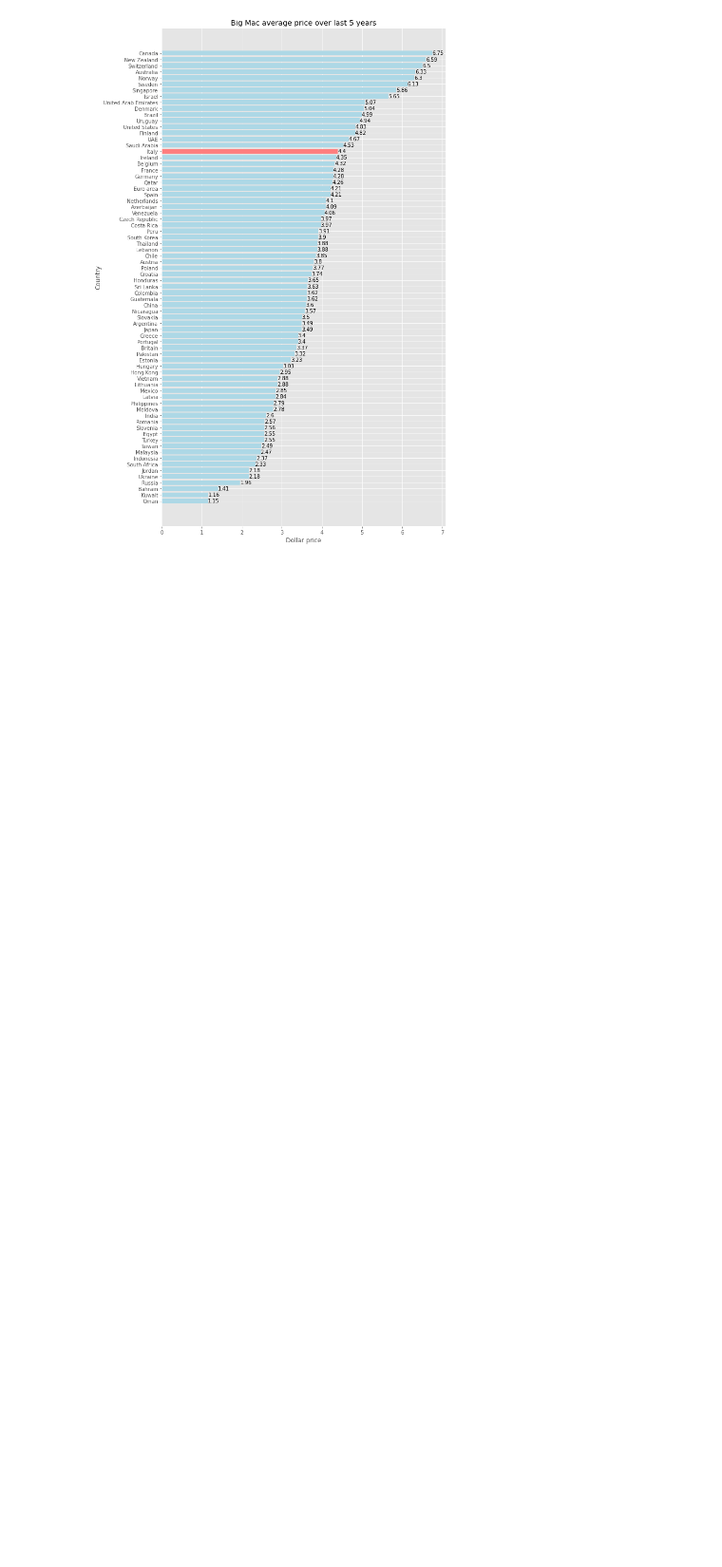
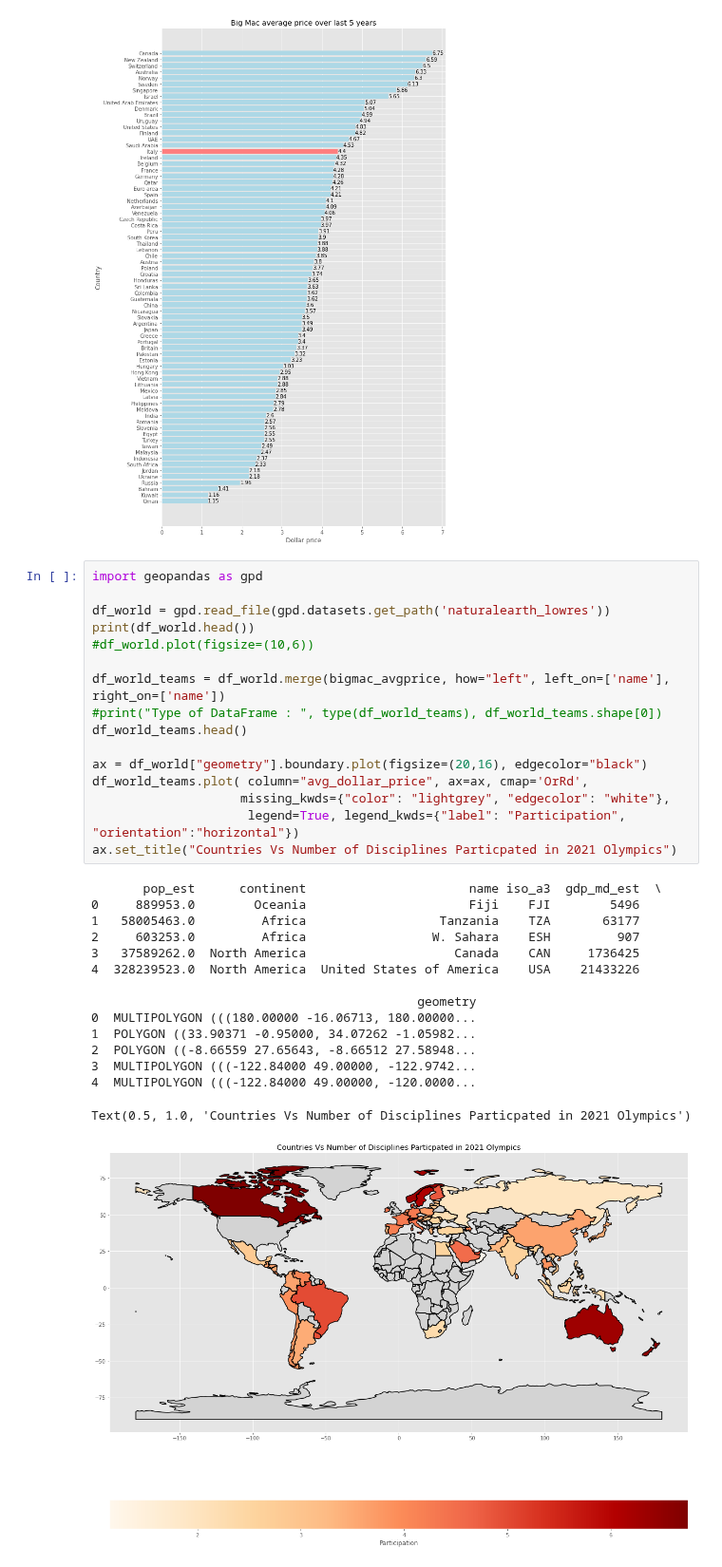
Before and after one commit to mirko-leccese/Big-Mac-Price-Analysis, a Jupyter notebook: BigMac-price-analysis.ipynb, the cells around one changed output. Shown at 95% size. Cells and saved outputs as stored; diff of their text form; blank space fills up the shorter version.

```diff
--- a/BigMac-price-analysis.ipynb
+++ b/BigMac-price-analysis.ipynb
@@ -200,3 +200,35 @@ plt.show()
 # %% [output]
 2022
 [figure]
+# %%
+import geopandas as gpd
+
+df_world = gpd.read_file(gpd.datasets.get_path('naturalearth_lowres'))
+print(df_world.head())
+#df_world.plot(figsize=(10,6))
+
+df_world_teams = df_world.merge(bigmac_avgprice, how="left", left_on=['name'], right_on=['name'])
+#print("Type of DataFrame : ", type(df_world_teams), df_world_teams.shape[0])
+df_world_teams.head()
+
+ax = df_world["geometry"].boundary.plot(figsize=(20,16), edgecolor="black")
+df_world_teams.plot( column="avg_dollar_price", ax=ax, cmap='OrRd',
+                    missing_kwds={"color": "lightgrey", "edgecolor": "white"},
+                     legend=True, legend_kwds={"label": "Participation", "orientation":"horizontal"})
+ax.set_title("Countries Vs Number of Disciplines Particpated in 2021 Olympics")
+# %% [output]
+       pop_est      continent                      name iso_a3  gdp_md_est  \
+0     889953.0        Oceania                      Fiji    FJI        5496
+1   58005463.0         Africa                  Tanzania    TZA       63177
+2     603253.0         Africa                 W. Sahara    ESH         907
+3   37589262.0  North America                    Canada    CAN     1736425
+4  328239523.0  North America  United States of America    USA    21433226
+
+                                            geometry
+0  MULTIPOLYGON (((180.00000 -16.06713, 180.00000...
+1  POLYGON ((33.90371 -0.95000, 34.07262 -1.05982...
+2  POLYGON ((-8.66559 27.65643, -8.66512 27.58948...
+3  MULTIPOLYGON (((-122.84000 49.00000, -122.9742...
+4  MULTIPOLYGON (((-122.84000 49.00000, -120.0000...
+Text(0.5, 1.0, 'Countries Vs Number of Disciplines Particpated in 2021 Olympics')
+[figure, added]
```
